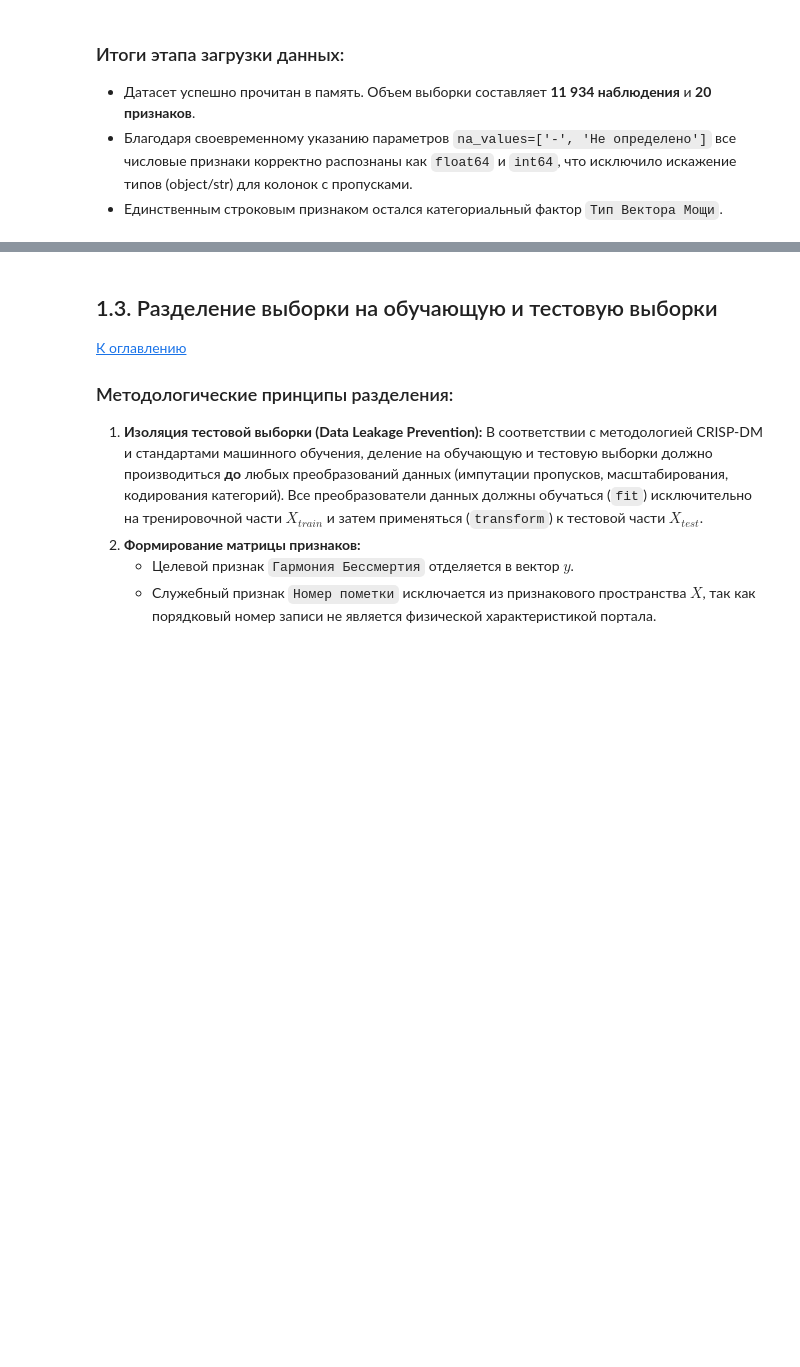
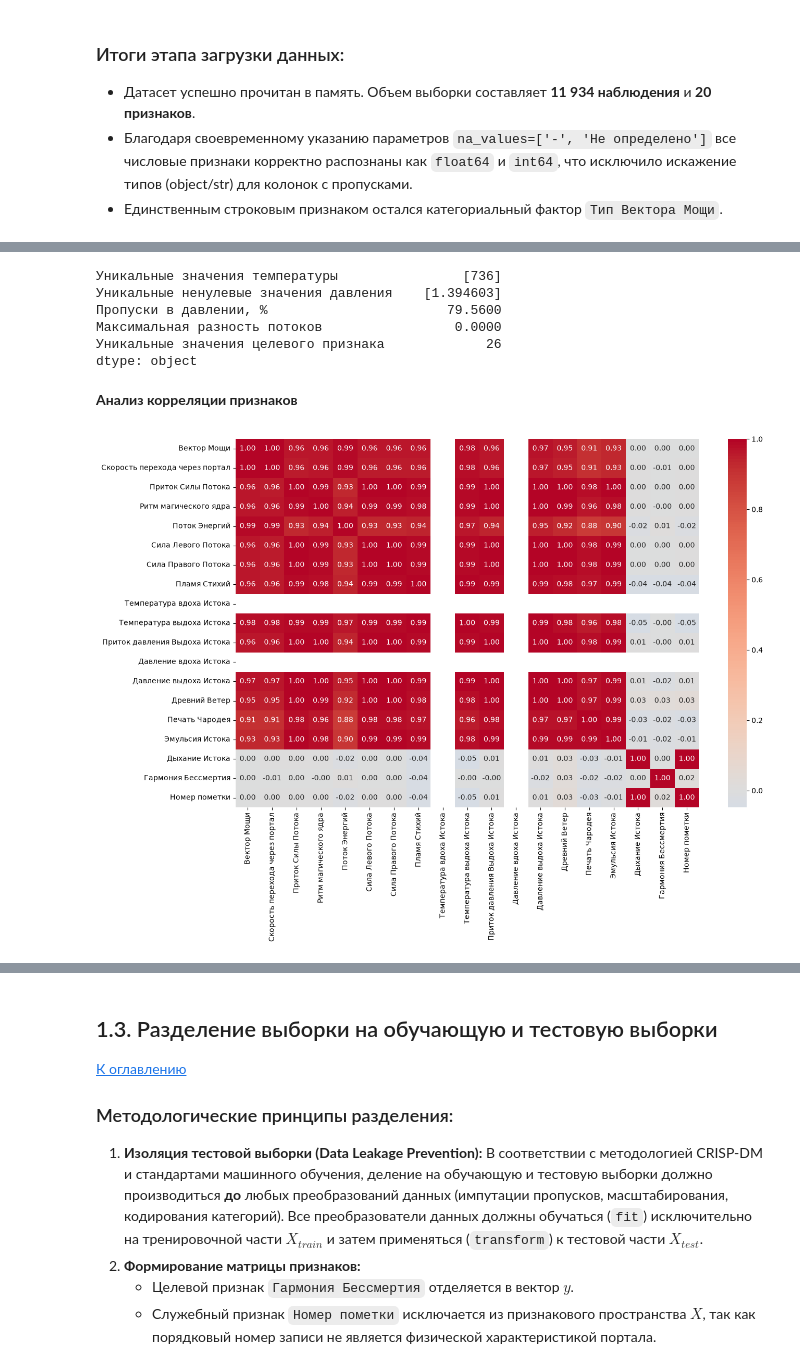
Before and after one commit to viacheslavdevelop/praktikum, a Jupyter notebook: Lab1/Lab1.ipynb, the cells around one changed output, grey strips where cells are left out. Cells and saved outputs as stored; diff of their text form; code cells hidden in the pictures; blank space fills up the shorter version.

```diff
--- a/Lab1/Lab1.ipynb
+++ b/Lab1/Lab1.ipynb
@@ -239,3 +351,29 @@ memory usage: 1.8 MB
+# %%
+summary = pd.Series({
+    'Уникальные значения температуры': df[temp_col].unique().tolist(),
+    'Уникальные ненулевые значения давления': df[pressure_col].dropna().unique().tolist(),
+    'Пропуски в давлении, %': round(df[pressure_col].isna().mean() * 100, 2),
+    'Максимальная разность потоков': (df[left_col] - df[right_col]).abs().max(),
+    'Уникальные значения целевого признака': df[target_col].nunique()
+})
+summary
+# %% [output]
+Уникальные значения температуры                [736]
+Уникальные ненулевые значения давления    [1.394603]
+Пропуски в давлении, %                       79.5600
+Максимальная разность потоков                 0.0000
+Уникальные значения целевого признака             26
+dtype: object
+# %% [markdown]
+**Анализ корреляции признаков**
+# %%
+corr = df.select_dtypes(include='number').corr()
+plt.figure(figsize=(14, 10))
+sns.heatmap(corr, annot=True, cmap='coolwarm', center=0, fmt='.2f')
+plt.tight_layout()
+plt.show()
+# %% [output]
+[figure, added]
 # %% [markdown]
 ### Выводы по разделу 1.2 (Первичный анализ данных):
 
```
Also changed, not shown: parts of 39 cells of this notebook, 1 other file.
